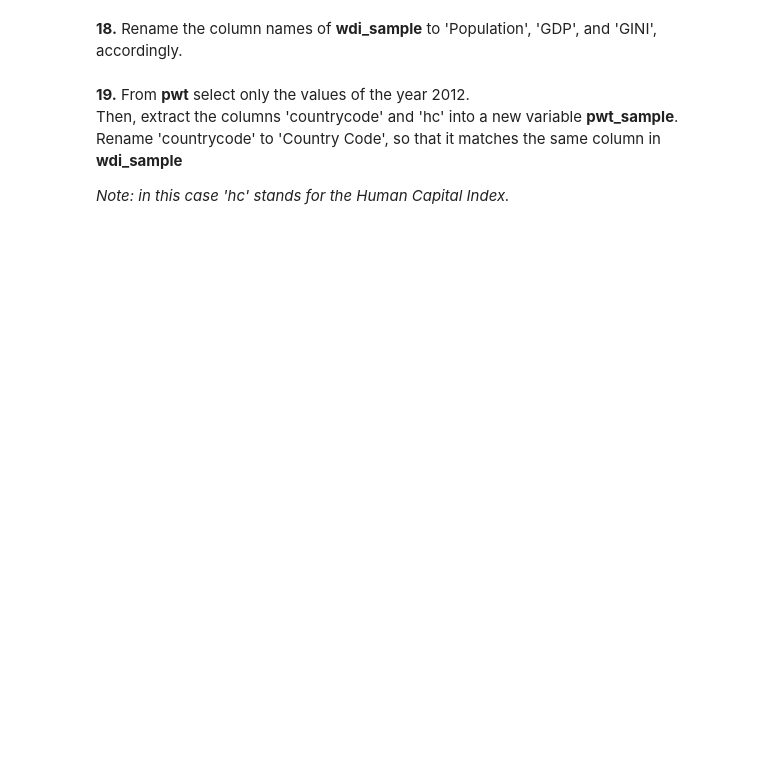
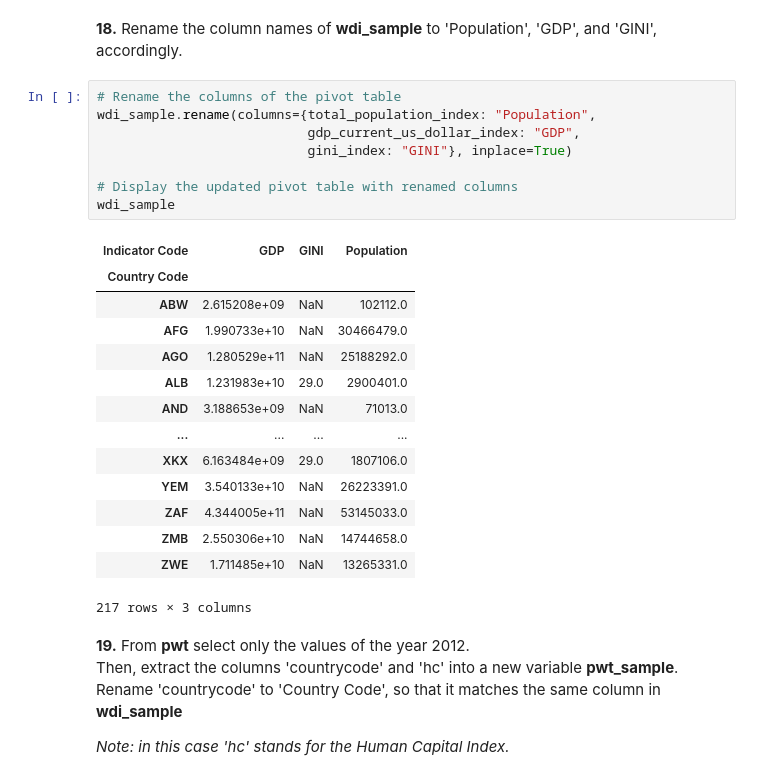
Before and after one commit to mgalao/programming-for-data-science-assignment-2, a Jupyter notebook: Marco_HW2.20201545_20240519.ipynb, the cells around one changed output. Drawn from its saved outputs; the diff is of its cells as text; blank space fills up the shorter version.

```diff
--- a/Marco_HW2.20201545_20240519.ipynb
+++ b/Marco_HW2.20201545_20240519.ipynb
@@ -439,5 +500,28 @@ Save the output in variable **wdi_sample**.
 # %% [markdown]
 **18.** Rename the column names of **wdi_sample** to 'Population', 'GDP', and 'GINI', accordingly.
+# %%
+# Rename the columns of the pivot table
+wdi_sample.rename(columns={total_population_index: "Population",
+                           gdp_current_us_dollar_index: "GDP",
+                           gini_index: "GINI"}, inplace=True)
+
+# Display the updated pivot table with renamed columns
+wdi_sample
+# %% [output]
+| Indicator Code | GDP | GINI | Population |
+| Country Code |  |  |  |
+| ABW | 2.615208e+09 | NaN | 102112.0 |
+| AFG | 1.990733e+10 | NaN | 30466479.0 |
+| AGO | 1.280529e+11 | NaN | 25188292.0 |
+| ALB | 1.231983e+10 | 29.0 | 2900401.0 |
+| AND | 3.188653e+09 | NaN | 71013.0 |
+| ... | ... | ... | ... |
+| XKX | 6.163484e+09 | 29.0 | 1807106.0 |
+| YEM | 3.540133e+10 | NaN | 26223391.0 |
+| ZAF | 4.344005e+11 | NaN | 53145033.0 |
+| ZMB | 2.550306e+10 | NaN | 14744658.0 |
+| ZWE | 1.711485e+10 | NaN | 13265331.0 |
+217 rows × 3 columns
 # %% [markdown]
 **19.** From **pwt** select only the values of the year 2012. <br/>
 Then, extract the columns 'countrycode' and 'hc' into a new variable **pwt_sample**. <br/>
```
Also changed, not shown: parts of 18 cells of this notebook.
